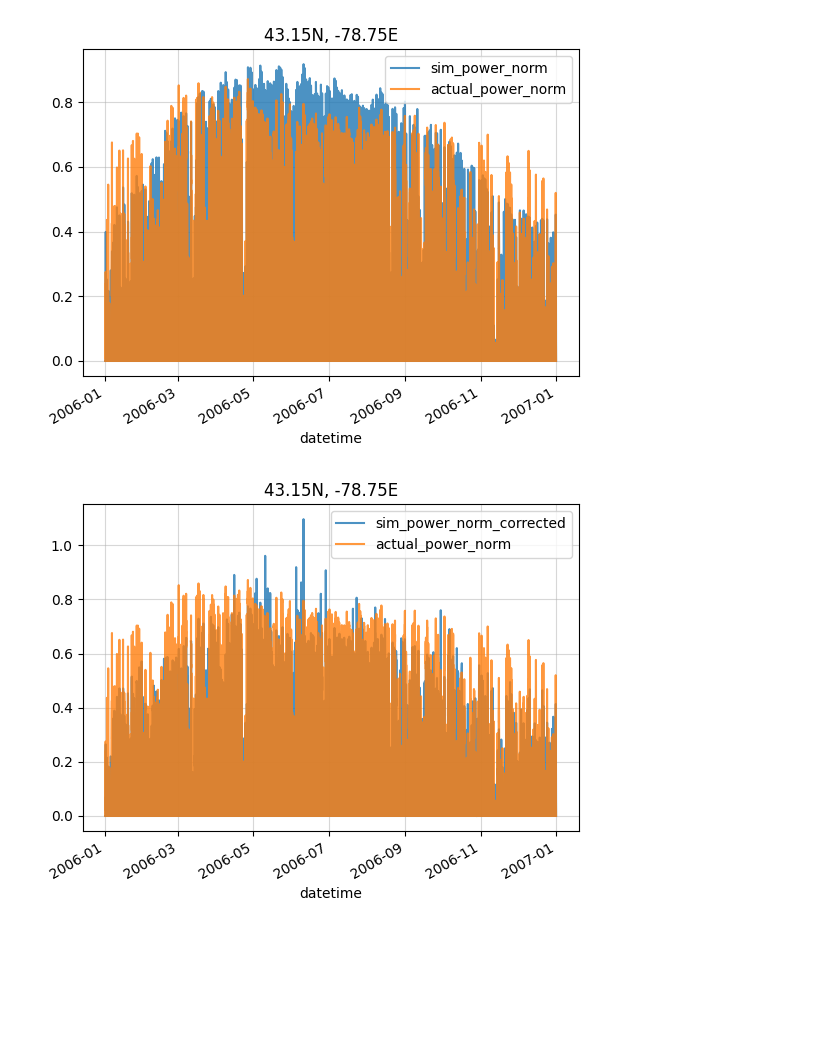
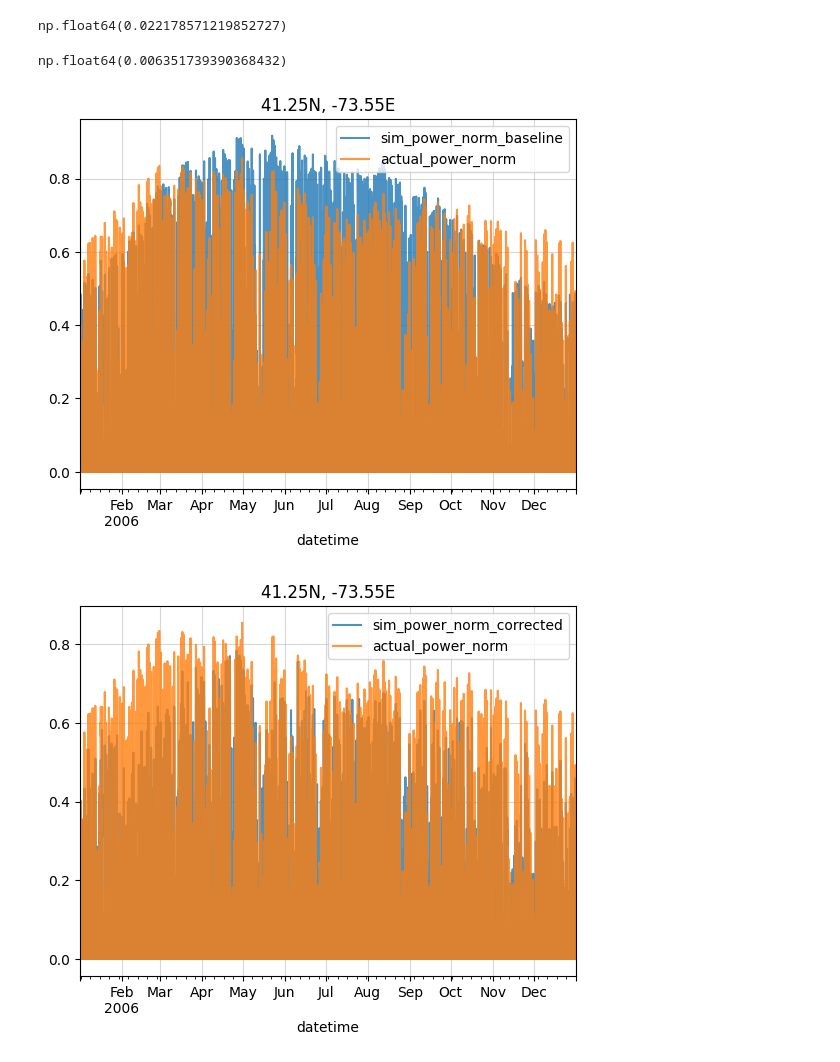
Before and after one commit to reyli4/acorn-julia, a Jupyter notebook: scripts/03_gen_modeling/solar.ipynb, the cells around one changed output. Cells and saved outputs as stored; diff of their text form; code cells hidden in the pictures; blank space fills up the shorter version.

Commit message:
updated solar bias-correction

```diff
--- a/scripts/03_gen_modeling/solar.ipynb
+++ b/scripts/03_gen_modeling/solar.ipynb
@@ -8,12 +9,11 @@ from python import solar_utils as su
 from python import utils as pu
 # %%
 %%time
-# Get TGW correction factors
-df = su.get_solar_correction_factors(
+# Get TGW input solar data
+df = su.prepare_solar_data(
     climate_path = f"{pu.tgw_path}/historical_1980_2019/hourly/tgw_wrf_historical_hourly_2006*.nc",
     temperature_var = 'T2C',
     shortwave_var = 'SWDOWN',
-    sind_site_type = 'UPV',
     lat_name="south_north",
     lon_name="west_east",
     curvilinear=True,
@@ -24,22 +24,48 @@ Wall time: 1min 37s
+# %%
+# Get optimal beta
+optimized_beta = su.optimize_beta(
+    df = df,
+    temperature_var = "T2C",
+    shortwave_var = "SWDOWN"
+)
+# %%
+# Get TGW correction factors
+df = su.get_solar_correction_factors(
+    df = df,
+    temperature_var = 'T2C',
+    shortwave_var = 'SWDOWN',
+    beta = optimized_beta,
+)
+# %%
+# Baseline
+df['sim_power_norm_baseline'] = su.calculate_solar_power(df['SWDOWN'], df['T2C'])
+np.mean((df['sim_power_norm_baseline'] - df['actual_power_norm'])**2)
+# %% [output]
+np.float64(0.022178571219852727)
+# %%
+# Optimized beta plus bias-correction
+np.mean((df['sim_power_norm_corrected'] - df['actual_power_norm'])**2)
+# %% [output]
+np.float64(0.006351739390368432)
 # %%
 # Get unique locations
 latlons = df[['sind_lat', 'sind_lon']].value_counts().index.unique()
 # %%
 # Example plot
-lat, lon = latlons[0]
+lat, lon = latlons[15]
 fig, ax = plt.subplots()
-df[(df['sind_lat'] == lat) & (df['sind_lon'] == lon)].plot(x='datetime', y='sim_power_norm', ax=ax, alpha=0.8)
+df[(df['sind_lat'] == lat) & (df['sind_lon'] == lon)].plot(x='datetime', y='sim_power_norm_baseline', ax=ax, alpha=0.8)
 df[(df['sind_lat'] == lat) & (df['sind_lon'] == lon)].plot(x='datetime', y='actual_power_norm', ax=ax, alpha=0.8)
 
 ax.set_title(f"{lat}N, {lon}E")
 ax.grid(alpha=0.5)
 
 plt.show()
 # %% [output]
-[figure, old version]
+[figure, new version]
 # %%
 # Example plot
-lat, lon = latlons[0]
+lat, lon = latlons[15]
 fig, ax = plt.subplots()
 df[(df['sind_lat'] == lat) & (df['sind_lon'] == lon)].plot(x='datetime', y='sim_power_norm_corrected', ax=ax, alpha=0.8)
 df[(df['sind_lat'] == lat) & (df['sind_lon'] == lon)].plot(x='datetime', y='actual_power_norm', ax=ax, alpha=0.8)
@@ -49,4 +75,4 @@ ax.grid(alpha=0.5)
 
 plt.show()
 # %% [output]
-[figure, old version]
+[figure, new version]
```
Also changed, not shown: parts of 8 cells of this notebook, 3 other files.
